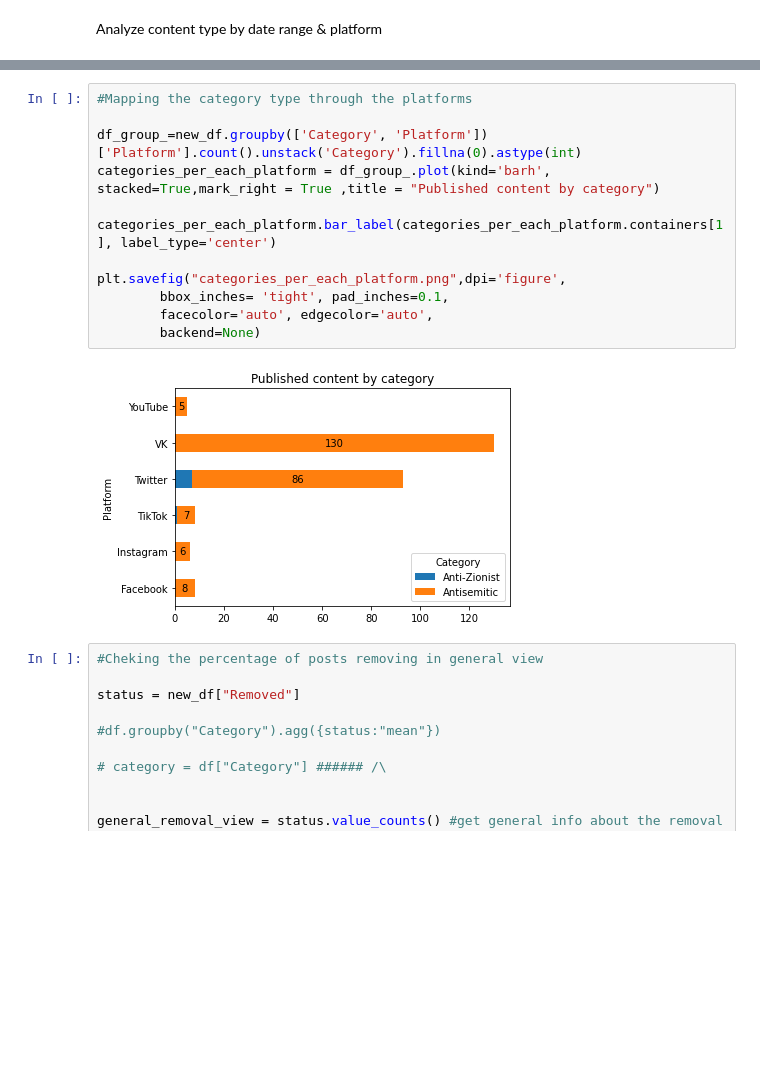
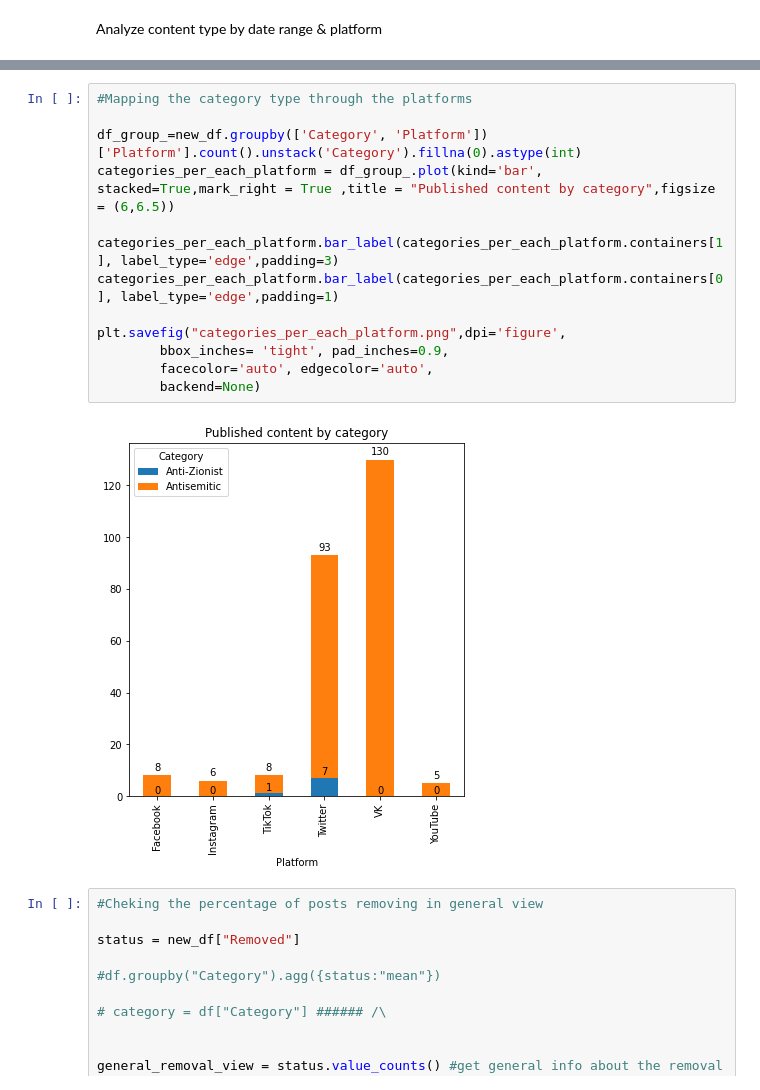
Before and after one commit to zackb124/Data-analysis-project-FOA, a Jupyter notebook: inner organization report/Inner organization report.ipynb, the cells around one changed output, grey strips where cells are left out. Cells and saved outputs as stored; diff of their text form; blank space fills up the shorter version.

```diff
--- a/inner organization report/Inner organization report.ipynb
+++ b/inner organization report/Inner organization report.ipynb
@@ -57,17 +57,18 @@ plt.savefig("posts_in_platforms.png",dpi='figure',
 # %%
 #Mapping the category type through the platforms
 
 df_group_=new_df.groupby(['Category', 'Platform'])['Platform'].count().unstack('Category').fillna(0).astype(int)
-categories_per_each_platform = df_group_.plot(kind='barh', stacked=True,mark_right = True ,title = "Published content by category")
+categories_per_each_platform = df_group_.plot(kind='bar', stacked=True,mark_right = True ,title = "Published content by category",figsize = (6,6.5))
 
-categories_per_each_platform.bar_label(categories_per_each_platform.containers[1], label_type='center')
+categories_per_each_platform.bar_label(categories_per_each_platform.containers[1], label_type='edge',padding=3)
+categories_per_each_platform.bar_label(categories_per_each_platform.containers[0], label_type='edge',padding=1)
 
 plt.savefig("categories_per_each_platform.png",dpi='figure',
-        bbox_inches= 'tight', pad_inches=0.1,
+        bbox_inches= 'tight', pad_inches=0.9,
         facecolor='auto', edgecolor='auto',
         backend=None)
 # %% [output]
-[figure, old version]
+[figure, new version]
 # %%
 #Cheking the percentage of posts removing in general view
 
```
Also changed, not shown: parts of 5 cells of this notebook, 12 other files.
